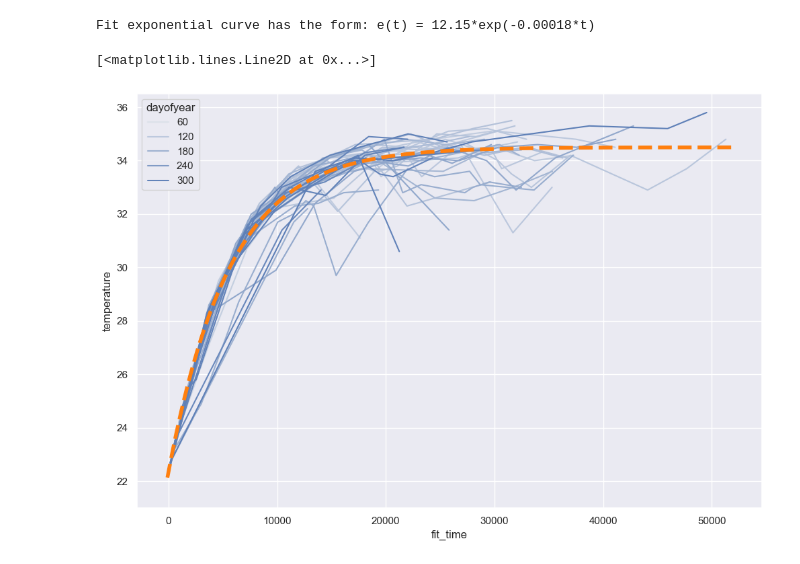
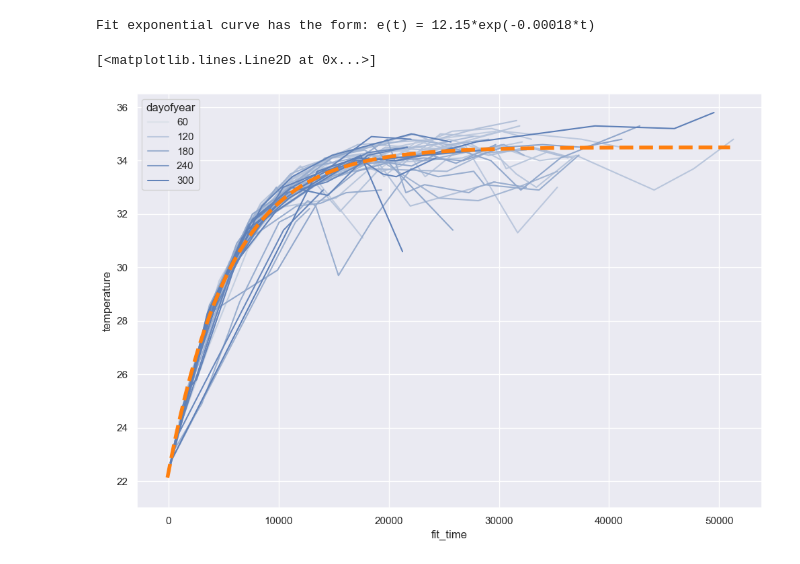
Before and after one commit to AntonSavchenko/Zeiss_DS_Interview, a Jupyter notebook: ZEISS_DS_Task.ipynb, the cells around one changed output. Drawn from its saved outputs; the diff is of its cells as text; code cells hidden in the pictures.

Commit message:
Added model evaluation portion
Cleaned up some code, added scikit-learn import

```diff
--- a/ZEISS_DS_Task.ipynb
+++ b/ZEISS_DS_Task.ipynb
@@ -203,10 +208,13 @@ sns.violinplot(data=temps, x='month', y='temperature', hue='property_name', spli
 # %%
 # To make it easier to extract data from each day, we will add more derivative features to the dataframe
 
-temps['time'] = temps['datetime'].dt.time           # datetime portion for time of day
-temps['dayofyear'] = temps['datetime'].dt.dayofyear # Given that the data spans less than a year, extracting ordinal day of the year is enough
+temps['dayofyear'] = temps['datetime'].dt.dayofyear                          # Given that the data spans less than a year, extracting ordinal day of the year is enough
+temps['timeofday'] = temps['datetime'].sub(temps['datetime'].dt.floor('D'))  # We can operate with the time within a day as a timedelta type by substracting the beginning of the day's timestamp
 
-# Given that the data is mostly collected on an hourly basis, I would expect to have just one measurement of each type (cooling/heating) at each hour of each day.
-# Ideally I would need to inspect the cases with multiple measurements more closely, but given the time constraints we can simply average those measurements
-temps.groupby(['dayofyear','hour','property_name'])['source_id'].count().value_counts()
+# As we have stated already, observed behavior varies greatly within working hours and outside of working hours.
+# Let's see if we can determine the cause of this discrepancy by plotting the daily trajectories
+heating_working_hours = temps.query('weekday<5 and property_name=="heating_temperature"')
+
+# With that, we can quickly check how the daily trajectories look like
+sns.lineplot(data=heating_working_hours, x='timeofday', y='temperature',hue='dayofyear')
 # %% [output]
@@ -310,15 +297,15 @@ Fit exponential curve has the form: e(t) = 12.15*exp(-0.00018*t)
 def get_init_offset(temp,target=target, a=a,b=b):
     return -np.log((target - temp)/a)/b
 
-cold_start_df['fit_time'] = cold_start_df['time_from_start'].dt.total_seconds() + cold_start_df.groupby(['dayofyear'])['temperature'].transform('first').apply(get_init_offset)
+cold_start_df['fit_time'] = cold_start_df['time_from_start'].dt.total_seconds().add(cold_start_df.groupby(['dayofyear'])['temperature'].transform('first').apply(get_init_offset))
 # %%
 # Now each day's trajectory is placed on the fitted line and we can check if they stay relatively close to it during the course of the day
 sns.lineplot(data=cold_start_df, x='fit_time', y='temperature',hue='dayofyear',palette=sns.color_palette("light:b", as_cmap=True))
 
 # Let's add the actual fitted model on top as a comparison
-xmodel = np.linspace(-100,52000,1000)
+xmodel = np.linspace(-100,51000,1000)
 ymodel = target - a*np.exp(-b*xmodel)
 plt.plot(xmodel,ymodel,color='#ff7f0e',lw=4,ls='--')
 # %% [output]
 [<matplotlib.lines.Line2D at 0x...>]
-[figure, old version]
+[figure, new version]
```
Also changed, not shown: parts of 13 cells of this notebook, 6 other files.
